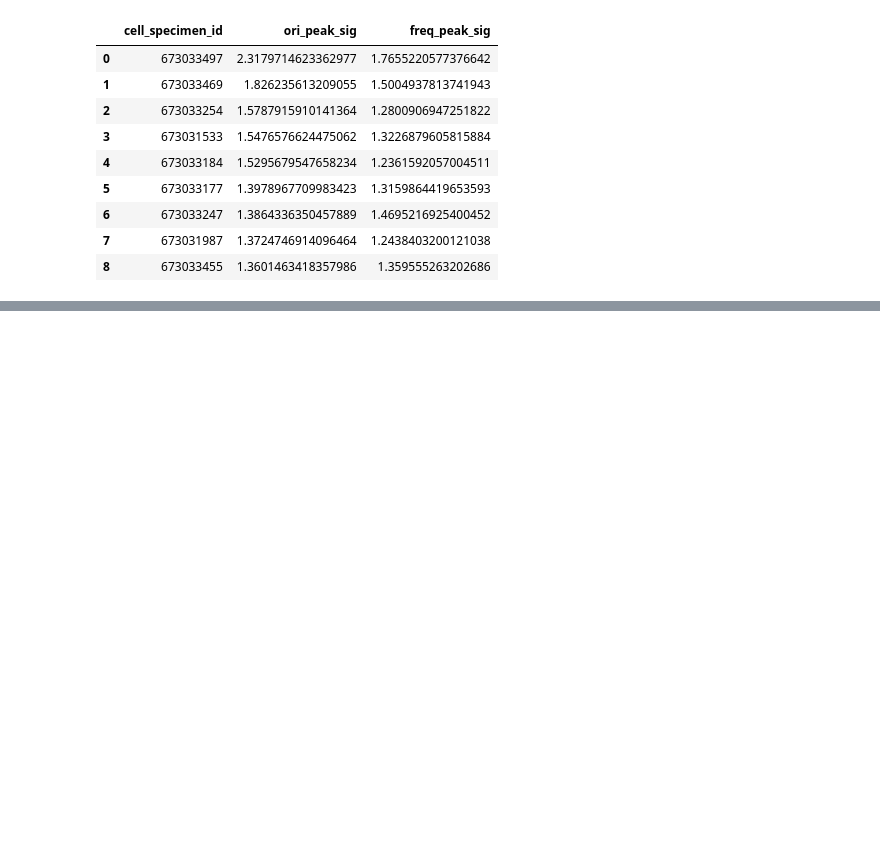
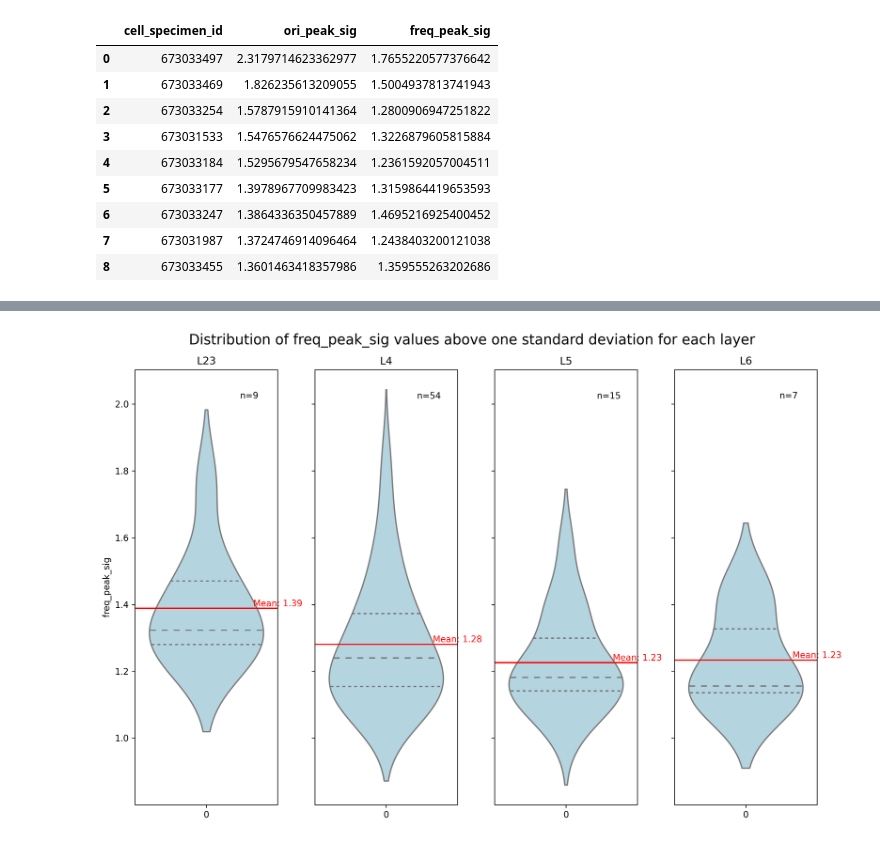
Before and after one commit to nyin01/natural-scene-tuning, a Jupyter notebook: scripts/dff_by_layer.ipynb, the cells around one changed output, grey strips where cells are left out. Saved outputs shown, nothing was run; the diff lists cells and outputs as text; code cells hidden in the pictures; blank space fills up the shorter version.

```diff
--- a/scripts/dff_by_layer.ipynb
+++ b/scripts/dff_by_layer.ipynb
@@ -194,0 +241,50 @@ plt.show()
+# %%
+# Create a figure with subplots
+fig, axs = plt.subplots(1, 4, figsize=(12, 8), dpi=300, sharey=True)
+
+# Iterate over each layer and plot the distribution of freq_peak_sig values
+for i, layer in enumerate(layers):
+    # Calculate the subplot position
+    col = i
+
+    # Select the subplot
+    ax = axs[col]
+
+    # Get data
+    one_std = dff_layer_dict[layer]['one_std'].sort_values(
+        by=['freq_peak_sig'])
+
+    # Plot the distribution using violin plots
+    sns.violinplot(data=np.array(
+        one_std['freq_peak_sig']), ax=ax, inner='quartile', orient='v', color='lightblue')
+
+    # Calculate the mean
+    mean_value = np.mean(np.array(one_std['freq_peak_sig'], dtype=float))
+
+    # Draw a red line at the mean position
+    ax.axhline(mean_value, color='red', linestyle='-', label='Mean')
+
+    # Label the mean value
+    ax.text(0.5, mean_value, f'Mean: {mean_value:.2f}',
+            color='red', ha='center', va='bottom')
+
+    # label sample size
+    ax.text(0.8, 0.95, f'n={len(one_std)}', color='black',
+            ha='center', va='top', transform=ax.transAxes)
+
+
+    ax.set_title('L' + layer)
+
+axs[0].set_ylabel('freq_peak_sig')
+
+# Add title with line break
+plt.suptitle(
+    'Distribution of freq_peak_sig values above one standard deviation for each layer', fontsize=16)
+
+# Adjust the spacing between subplots
+plt.tight_layout()
+
+# save the figure
+plt.savefig('../figures/freq_peak_sig_by_layer_violin.png')
+# %% [output]
+[figure, added]
```
Also changed, not shown: parts of 4 cells of this notebook, 4 other files.
